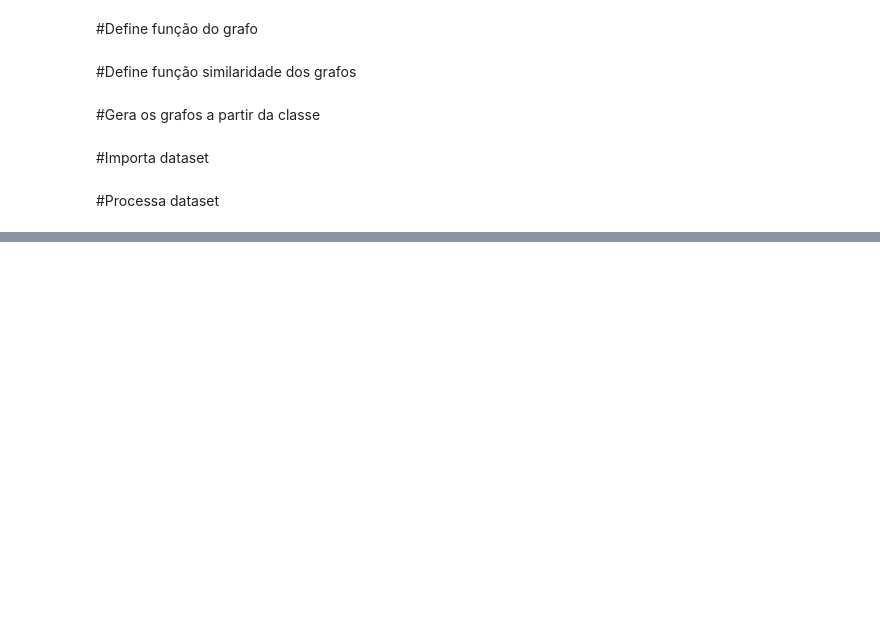
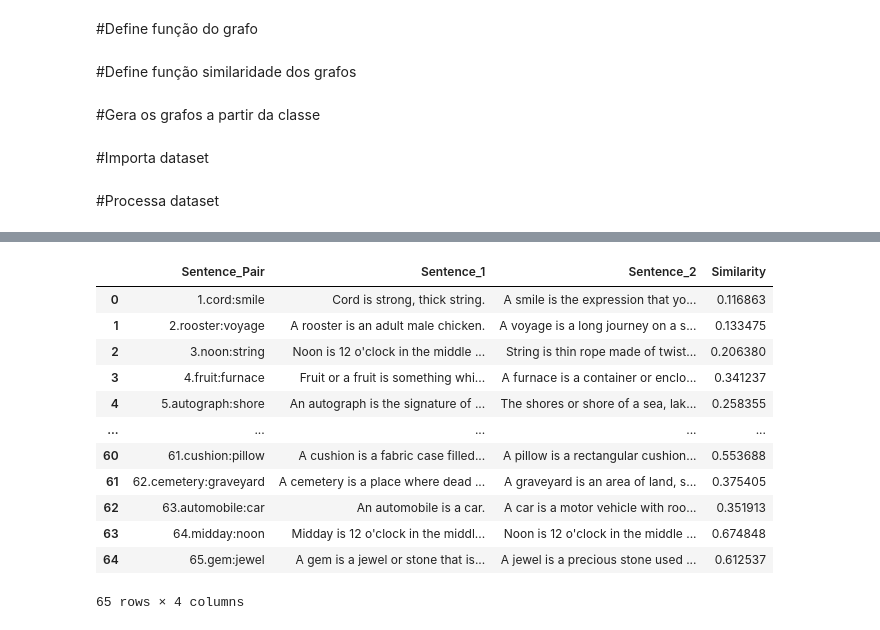
Before and after one commit to ritaalamino/candc_master, a Jupyter notebook: CANDC_learnbyreading.ipynb, the cells around one changed output, grey strips where cells are left out. Cells and saved outputs as stored; diff of their text form; code cells hidden in the pictures; blank space fills up the shorter version.

```diff
--- a/CANDC_learnbyreading.ipynb
+++ b/CANDC_learnbyreading.ipynb
@@ -127,5 +103,5 @@ from gensim.models import KeyedVectors
 import gensim.downloader as api
 
 # Carregar o modelo Word2Vec
-word2vec_model = api.load('word2vec-google-news-300')
+word2vec_model = api.load('glove-wiki-gigaword-300')
 # %% [output]
@@ -132,0 +115,19 @@ word2vec_model = api.load('word2vec-google-news-300')
+# %%
+from transformers import BertTokenizer, BertModel
+import torch
+
+# Inicializa o tokenizer e o modelo
+tokenizer = BertTokenizer.from_pretrained('bert-base-uncased')
+model = BertModel.from_pretrained('bert-base-uncased')
+
+# Função para obter embeddings do BERT
+def get_bert_embeddings(text):
+    # Tokeniza a entrada e converte para tensor
+    inputs = tokenizer(text, return_tensors="pt")
+
+    # Obtém os embeddings
+    with torch.no_grad():
+        outputs = model(**inputs)
+
+    # Retorna os embeddings da última camada
+    return outputs.last_hidden_state
@@ -752,0 +881,16 @@ similarities
+# %%
+df
+# %% [output]
+|  | Sentence_Pair | Sentence_1 | Sentence_2 | Similarity |
+| 0 | 1.cord:smile | Cord is strong, thick string. | A smile is the expression that yo... | 0.116863 |
+| 1 | 2.rooster:voyage | A rooster is an adult male chicken. | A voyage is a long journey on a s... | 0.133475 |
+| 2 | 3.noon:string | Noon is 12 o'clock in the middle ... | String is thin rope made of twist... | 0.206380 |
+| 3 | 4.fruit:furnace | Fruit or a fruit is something whi... | A furnace is a container or enclo... | 0.341237 |
+| 4 | 5.autograph:shore | An autograph is the signature of ... | The shores or shore of a sea, lak... | 0.258355 |
+| ... | ... | ... | ... | ... |
+| 60 | 61.cushion:pillow | A cushion is a fabric case filled... | A pillow is a rectangular cushion... | 0.553688 |
+| 61 | 62.cemetery:graveyard | A cemetery is a place where dead ... | A graveyard is an area of land, s... | 0.375405 |
+| 62 | 63.automobile:car | An automobile is a car. | A car is a motor vehicle with roo... | 0.351913 |
+| 63 | 64.midday:noon | Midday is 12 o'clock in the middl... | Noon is 12 o'clock in the middle ... | 0.674848 |
+| 64 | 65.gem:jewel | A gem is a jewel or stone that is... | A jewel is a precious stone used ... | 0.612537 |
+65 rows × 4 columns
```
Also changed, not shown: parts of 15 cells of this notebook.
